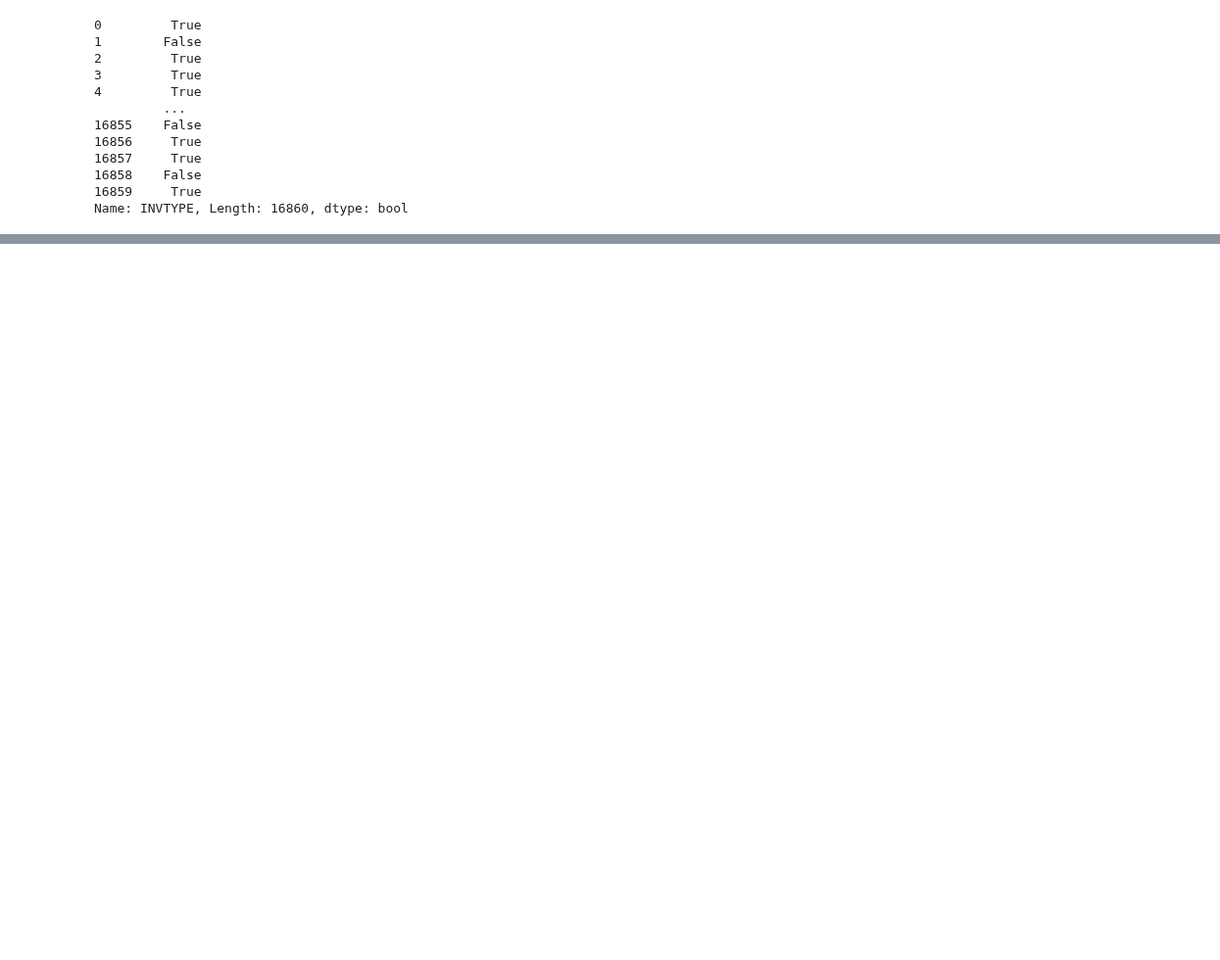
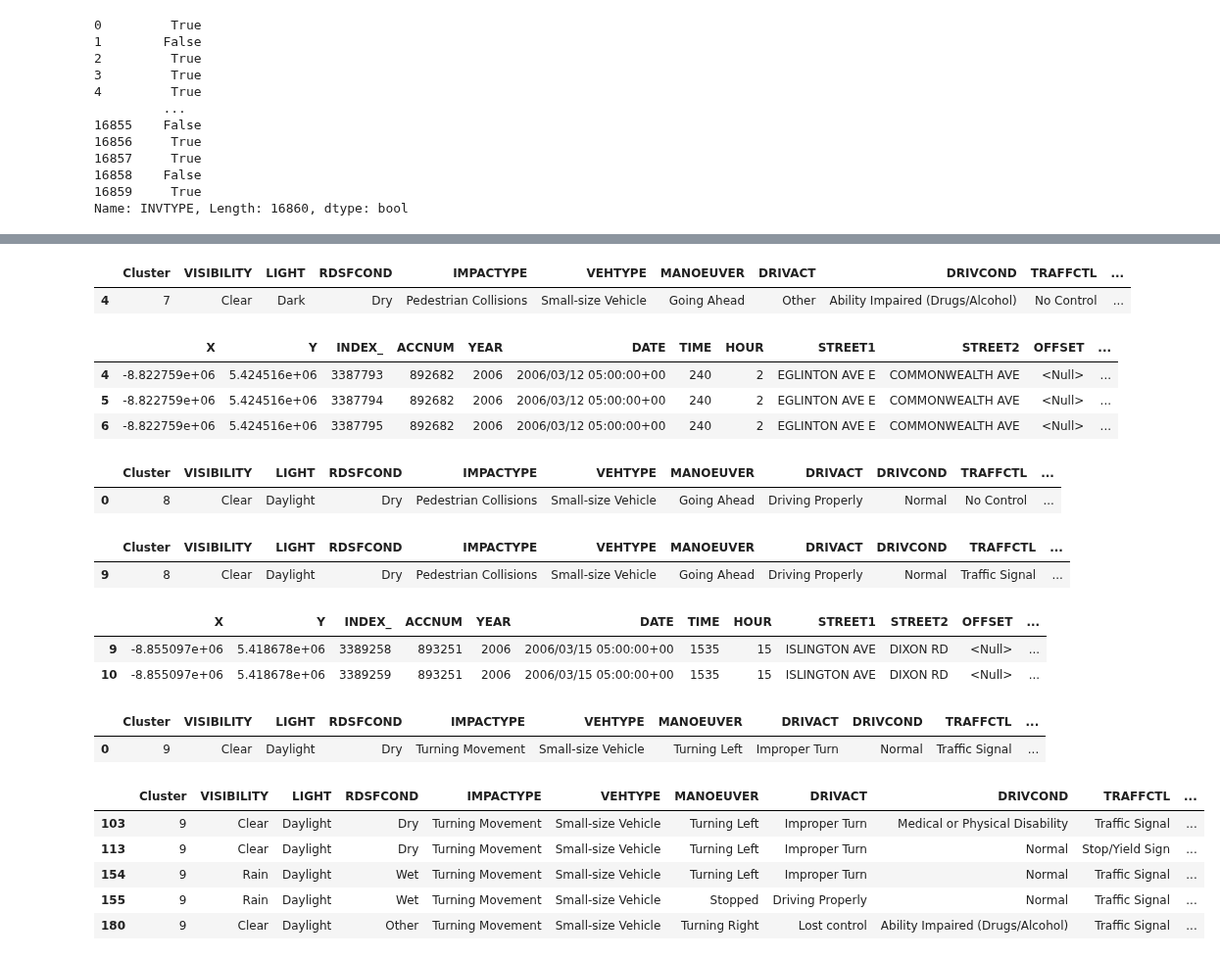
Before and after one commit to Vincent-Kwan/Safe-Roads-Competition, a Jupyter notebook: Clustering.ipynb, the cells around one changed output, grey strips where cells are left out. Shown at 98% size. Saved outputs shown, nothing was run; the diff lists cells and outputs as text; code cells hidden in the pictures; blank space fills up the shorter version.

```diff
--- a/Clustering.ipynb
+++ b/Clustering.ipynb
@@ -119,0 +186,46 @@ cluster_cols[cluster_cols['Cluster'] == 0]
+# %%
+cluster_cols[cluster_cols['Cluster'] == 7].head(1)
+# %% [output]
+|  | Cluster | VISIBILITY | LIGHT | RDSFCOND | IMPACTYPE | VEHTYPE | MANOEUVER | DRIVACT | DRIVCOND | TRAFFCTL | ... |
+| 4 | 7 | Clear | Dark | Dry | Pedestrian Collisions | Small-size Vehicle | Going Ahead | Other | Ability Impaired (Drugs/Alcohol) | No Control | ... |
+# %%
+# checking cluster 7 data
+
+ksi_df2[ksi_df2['ACCNUM'] == 892682]
+# %% [output]
+|  | X | Y | INDEX_ | ACCNUM | YEAR | DATE | TIME | HOUR | STREET1 | STREET2 | OFFSET | ... |
+| 4 | -8.822759e+06 | 5.424516e+06 | 3387793 | 892682 | 2006 | 2006/03/12 05:00:00+00 | 240 | 2 | EGLINTON AVE E | COMMONWEALTH AVE | <Null> | ... |
+| 5 | -8.822759e+06 | 5.424516e+06 | 3387794 | 892682 | 2006 | 2006/03/12 05:00:00+00 | 240 | 2 | EGLINTON AVE E | COMMONWEALTH AVE | <Null> | ... |
+| 6 | -8.822759e+06 | 5.424516e+06 | 3387795 | 892682 | 2006 | 2006/03/12 05:00:00+00 | 240 | 2 | EGLINTON AVE E | COMMONWEALTH AVE | <Null> | ... |
+# %%
+cluster_cols[cluster_cols['Cluster'] == 8].apply(lambda x: x.mode())
+# %% [output]
+|  | Cluster | VISIBILITY | LIGHT | RDSFCOND | IMPACTYPE | VEHTYPE | MANOEUVER | DRIVACT | DRIVCOND | TRAFFCTL | ... |
+| 0 | 8 | Clear | Daylight | Dry | Pedestrian Collisions | Small-size Vehicle | Going Ahead | Driving Properly | Normal | No Control | ... |
+# %%
+cluster_cols[cluster_cols['Cluster'] == 8].head(1)
+# %% [output]
+|  | Cluster | VISIBILITY | LIGHT | RDSFCOND | IMPACTYPE | VEHTYPE | MANOEUVER | DRIVACT | DRIVCOND | TRAFFCTL | ... |
+| 9 | 8 | Clear | Daylight | Dry | Pedestrian Collisions | Small-size Vehicle | Going Ahead | Driving Properly | Normal | Traffic Signal | ... |
+# %%
+# driver not at fault, pedestrian flouted rules
+
+ksi_df2[ksi_df2['ACCNUM'] == 893251]
+# %% [output]
+|  | X | Y | INDEX_ | ACCNUM | YEAR | DATE | TIME | HOUR | STREET1 | STREET2 | OFFSET | ... |
+| 9 | -8.855097e+06 | 5.418678e+06 | 3389258 | 893251 | 2006 | 2006/03/15 05:00:00+00 | 1535 | 15 | ISLINGTON AVE | DIXON RD | <Null> | ... |
+| 10 | -8.855097e+06 | 5.418678e+06 | 3389259 | 893251 | 2006 | 2006/03/15 05:00:00+00 | 1535 | 15 | ISLINGTON AVE | DIXON RD | <Null> | ... |
+# %%
+cluster_cols[cluster_cols['Cluster'] == 9].apply(lambda x: x.mode())
+# %% [output]
+|  | Cluster | VISIBILITY | LIGHT | RDSFCOND | IMPACTYPE | VEHTYPE | MANOEUVER | DRIVACT | DRIVCOND | TRAFFCTL | ... |
+| 0 | 9 | Clear | Daylight | Dry | Turning Movement | Small-size Vehicle | Turning Left | Improper Turn | Normal | Traffic Signal | ... |
+# %%
+cluster_cols[cluster_cols['Cluster'] == 9].head()
+# %% [output]
+|  | Cluster | VISIBILITY | LIGHT | RDSFCOND | IMPACTYPE | VEHTYPE | MANOEUVER | DRIVACT | DRIVCOND | TRAFFCTL | ... |
+| 103 | 9 | Clear | Daylight | Dry | Turning Movement | Small-size Vehicle | Turning Left | Improper Turn | Medical or Physical Disability | Traffic Signal | ... |
+| 113 | 9 | Clear | Daylight | Dry | Turning Movement | Small-size Vehicle | Turning Left | Improper Turn | Normal | Stop/Yield Sign | ... |
+| 154 | 9 | Rain | Daylight | Wet | Turning Movement | Small-size Vehicle | Turning Left | Improper Turn | Normal | Traffic Signal | ... |
+| 155 | 9 | Rain | Daylight | Wet | Turning Movement | Small-size Vehicle | Stopped | Driving Properly | Normal | Traffic Signal | ... |
+| 180 | 9 | Clear | Daylight | Other | Turning Movement | Small-size Vehicle | Turning Right | Lost control | Ability Impaired (Drugs/Alcohol) | Traffic Signal | ... |
```
Also changed, not shown: parts of 17 cells of this notebook, 4 other files.
